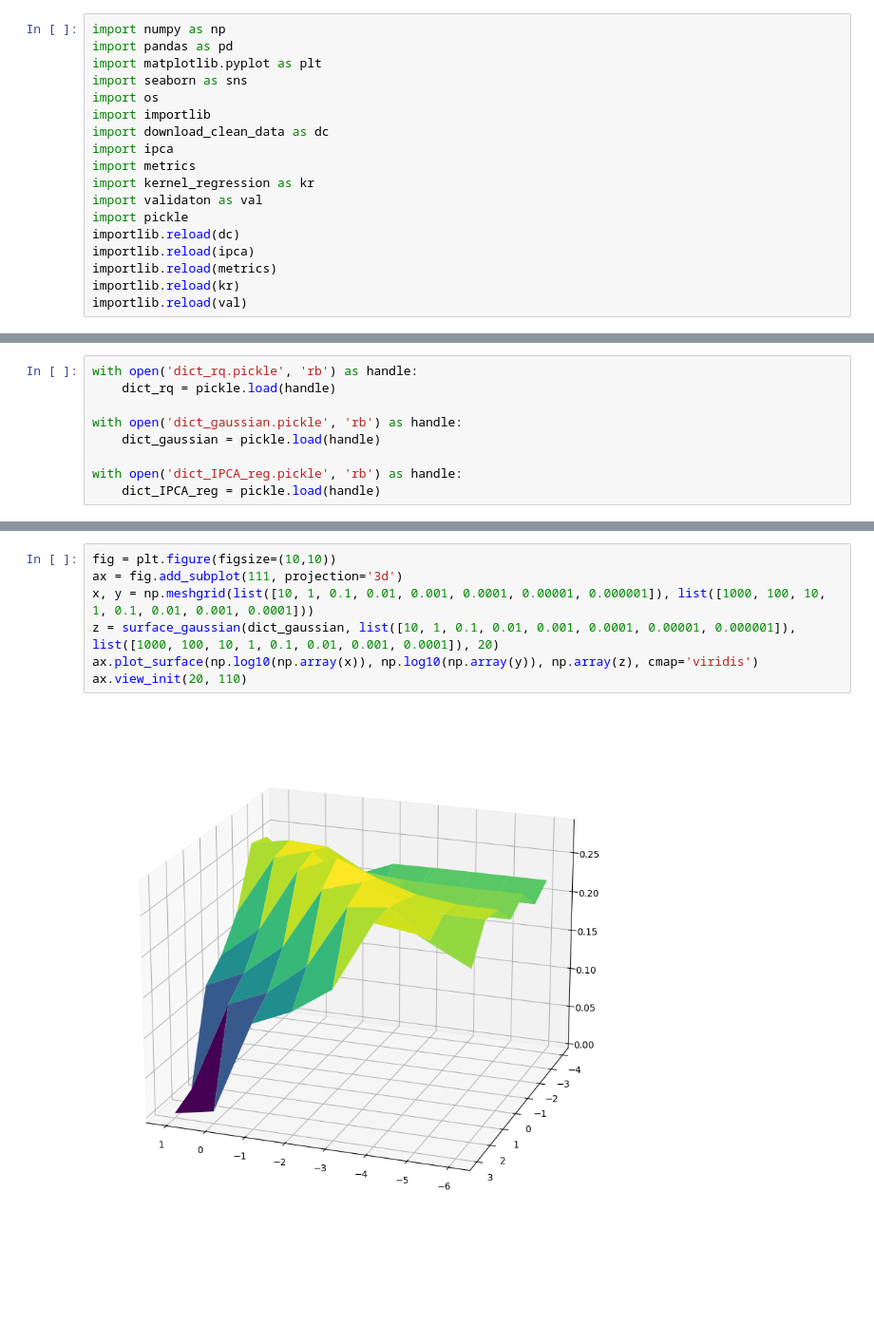
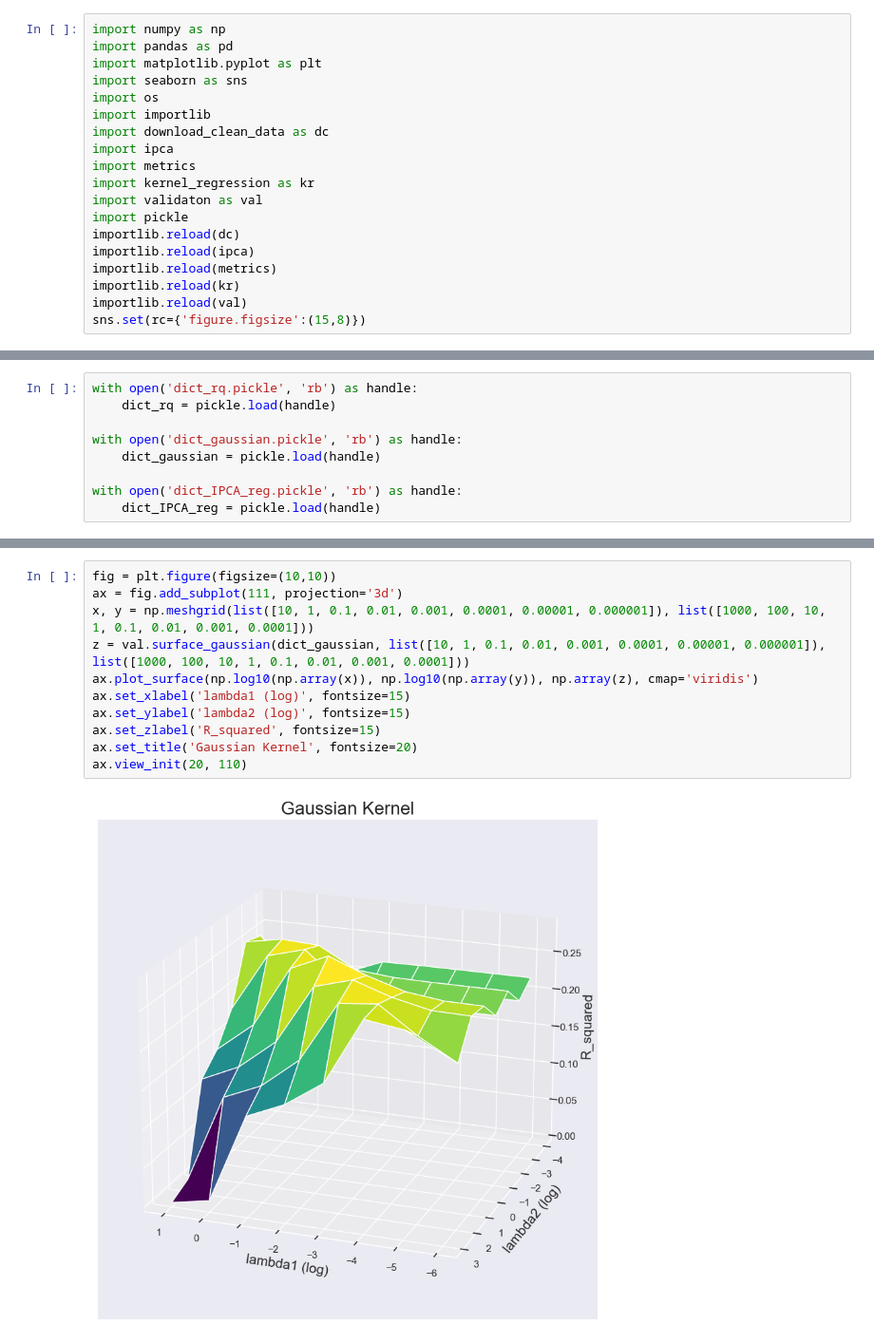
Before and after one commit to matteoferrazzi/ML-project-2, a Jupyter notebook: run.ipynb, the cells around one changed output, grey strips where cells are left out. Shown at 95% size. Drawn from its saved outputs; the diff is of its cells as text; blank space fills up the shorter version.

```diff
--- a/run.ipynb
+++ b/run.ipynb
@@ -16,3 +16,4 @@ importlib.reload(ipca)
 importlib.reload(metrics)
 importlib.reload(kr)
 importlib.reload(val)
+sns.set(rc={'figure.figsize':(15,8)})
@@ -97,12 +161,16 @@ max(dict_rq, key=dict_rq.get)
 # %%
 fig = plt.figure(figsize=(10,10))
 ax = fig.add_subplot(111, projection='3d')
 x, y = np.meshgrid(list([10, 1, 0.1, 0.01, 0.001, 0.0001, 0.00001, 0.000001]), list([1000, 100, 10, 1, 0.1, 0.01, 0.001, 0.0001]))
-z = surface_gaussian(dict_gaussian, list([10, 1, 0.1, 0.01, 0.001, 0.0001, 0.00001, 0.000001]), list([1000, 100, 10, 1, 0.1, 0.01, 0.001, 0.0001]), 20)
+z = val.surface_gaussian(dict_gaussian, list([10, 1, 0.1, 0.01, 0.001, 0.0001, 0.00001, 0.000001]), list([1000, 100, 10, 1, 0.1, 0.01, 0.001, 0.0001]))
 ax.plot_surface(np.log10(np.array(x)), np.log10(np.array(y)), np.array(z), cmap='viridis')
+ax.set_xlabel('lambda1 (log)', fontsize=15)
+ax.set_ylabel('lambda2 (log)', fontsize=15)
+ax.set_zlabel('R_squared', fontsize=15)
+ax.set_title('Gaussian Kernel', fontsize=20)
 ax.view_init(20, 110)
 # %% [output]
-[figure, old version]
+[figure, new version]
 # %%
 fig = plt.figure(figsize=(10,10))
 ax = fig.add_subplot(111, projection='3d')
```
Also changed, not shown: parts of 32 cells of this notebook, 7 other files.
